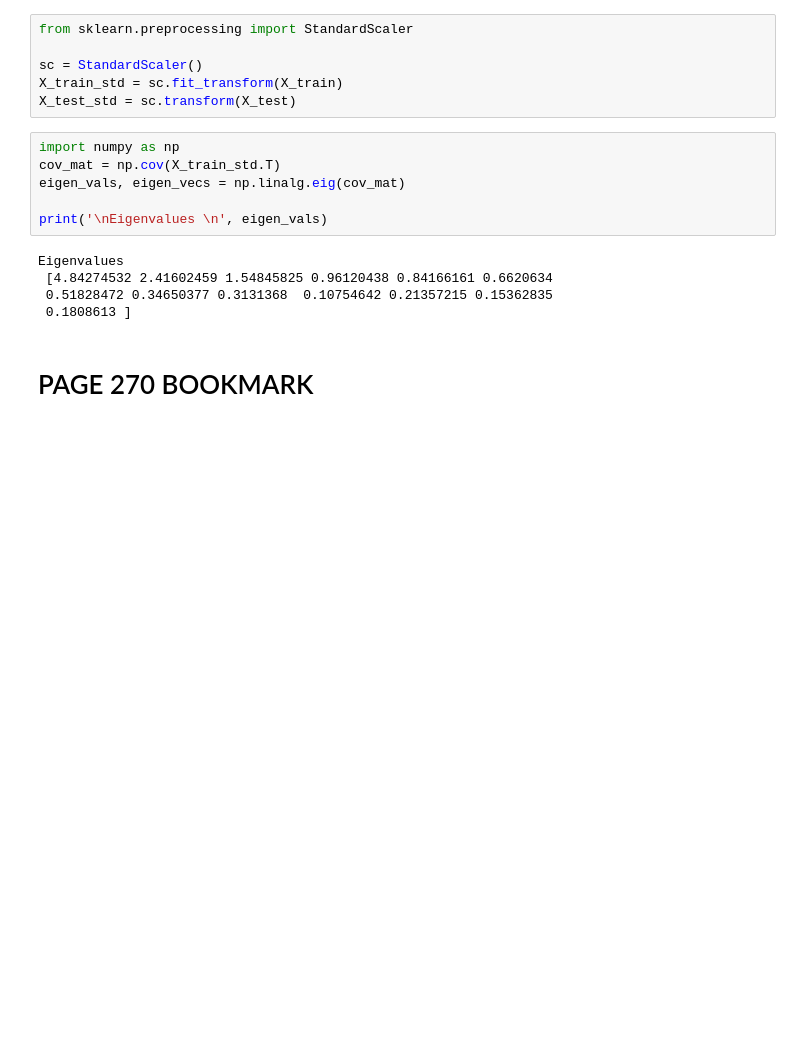
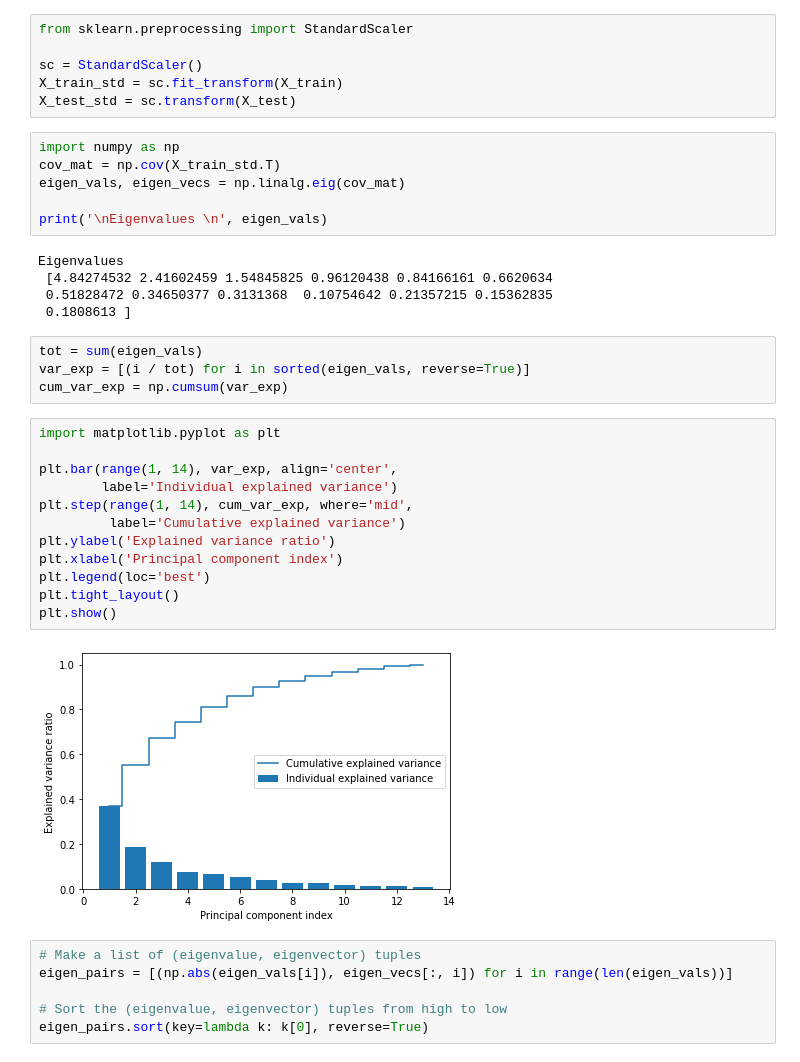
Before and after one commit to danwein8/ML_Book, a Jupyter notebook: ch05/Chapter5.ipynb, the cells around one changed output. Cells and saved outputs as stored; diff of their text form; blank space fills up the shorter version.

```diff
--- a/ch05/Chapter5.ipynb
+++ b/ch05/Chapter5.ipynb
@@ -44,5 +44,27 @@ Eigenvalues
  [4.84274532 2.41602459 1.54845825 0.96120438 0.84166161 0.6620634
  0.51828472 0.34650377 0.3131368  0.10754642 0.21357215 0.15362835
  0.1808613 ]
-# %% [markdown]
-# PAGE 270 BOOKMARK
+# %%
+tot = sum(eigen_vals)
+var_exp = [(i / tot) for i in sorted(eigen_vals, reverse=True)]
+cum_var_exp = np.cumsum(var_exp)
+# %%
+import matplotlib.pyplot as plt
+
+plt.bar(range(1, 14), var_exp, align='center',
+        label='Individual explained variance')
+plt.step(range(1, 14), cum_var_exp, where='mid',
+         label='Cumulative explained variance')
+plt.ylabel('Explained variance ratio')
+plt.xlabel('Principal component index')
+plt.legend(loc='best')
+plt.tight_layout()
+plt.show()
+# %% [output]
+[figure, added]
+# %%
+# Make a list of (eigenvalue, eigenvector) tuples
+eigen_pairs = [(np.abs(eigen_vals[i]), eigen_vecs[:, i]) for i in range(len(eigen_vals))]
+
+# Sort the (eigenvalue, eigenvector) tuples from high to low
+eigen_pairs.sort(key=lambda k: k[0], reverse=True)
```
Also changed, not shown: parts of 7 cells of this notebook.
